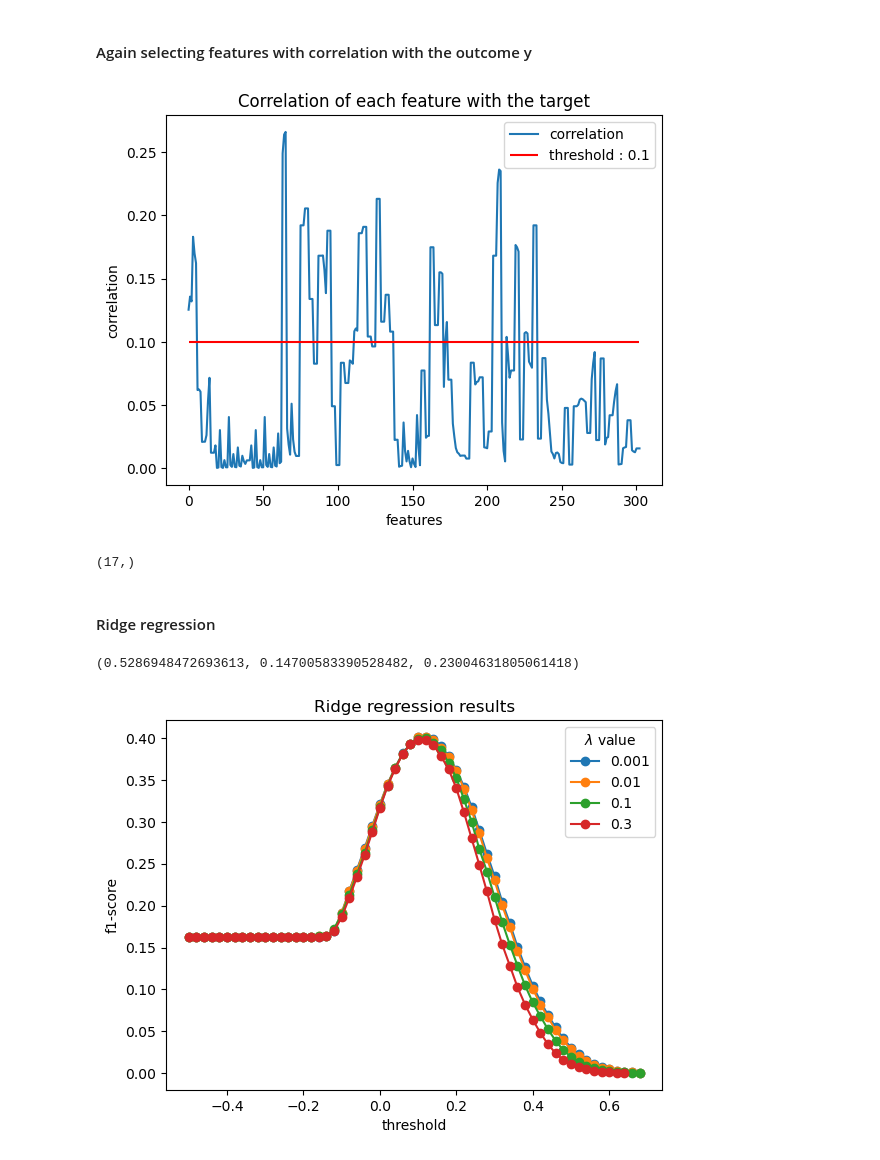
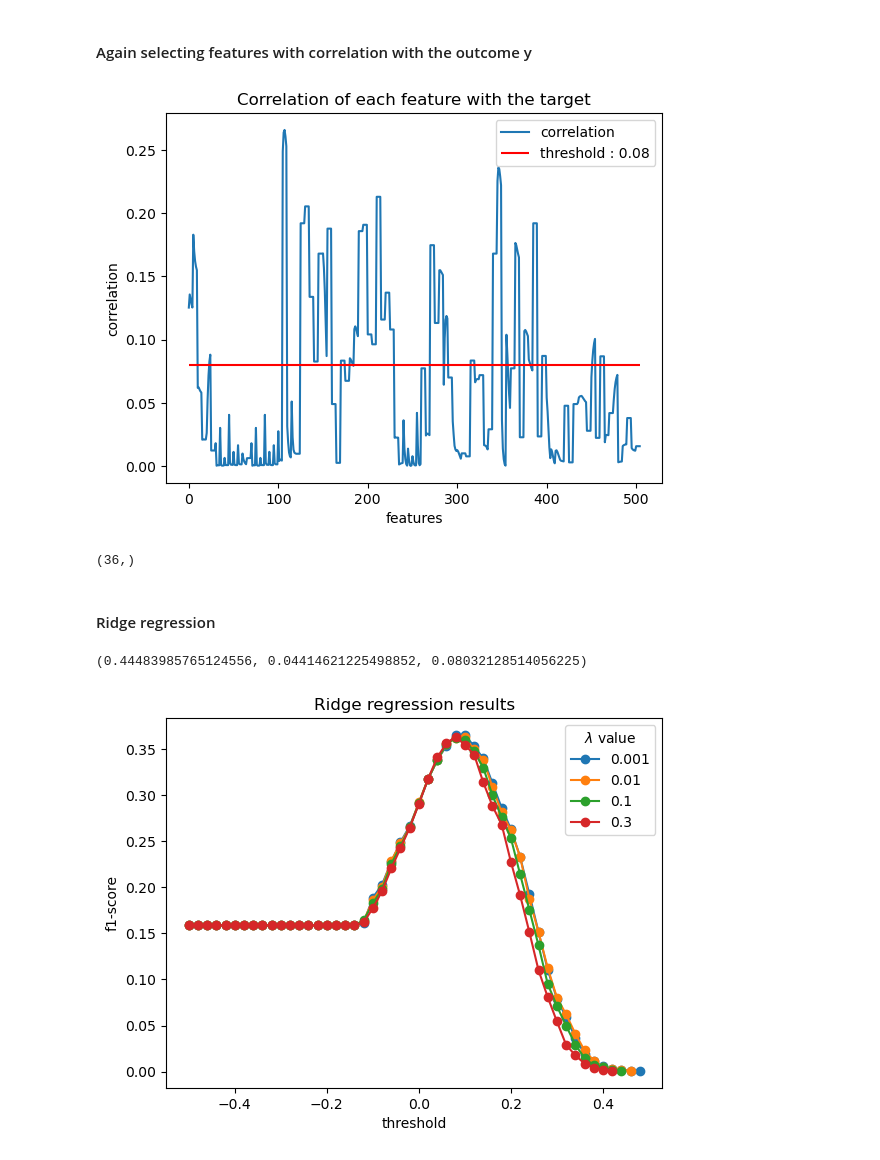
Before and after one commit to epfml/ml-project-1-whai, a Jupyter notebook: run_ipynb.ipynb, the cells around one changed output. Saved outputs shown, nothing was run; the diff lists cells and outputs as text; code cells hidden in the pictures.

```diff
--- a/run_ipynb.ipynb
+++ b/run_ipynb.ipynb
@@ -89,9 +89,11 @@ X_test=x_test_clean[:,interesting_features_indexes]
 # %% [markdown]
 #### Build polynomial expension and interaction features
 # %%
-X_train_poly,features_names=build_poly_expansion_with_interaction_features(X_train,features_names=interesting_features,max_degree=3)
-X_val_poly,_=build_poly_expansion_with_interaction_features(X_validation,features_names=interesting_features,max_degree=3)
-X_test_poly,_=build_poly_expansion_with_interaction_features(X_test,features_names=interesting_features,max_degree=3)
+max_degree=5
+
+X_train_poly,features_names=build_poly_expansion_with_interaction_features(X_train,features_names=interesting_features,max_degree=max_degree)
+X_val_poly,_=build_poly_expansion_with_interaction_features(X_validation,features_names=interesting_features,max_degree=max_degree)
+X_test_poly,_=build_poly_expansion_with_interaction_features(X_test,features_names=interesting_features,max_degree=max_degree)
 # %%
 X_train_poly, train_mean_poly, train_std_poly=scale_data(X_train_poly,is_train_data=True)
 X_val_poly, _, _=scale_data(X_val_poly,is_train_data=False,train_mean=train_mean_poly,train_std=train_std_poly)
@@ -105,6 +106,6 @@ X_test_poly,_,_=scale_data(X_test_poly,is_train_data=False,train_mean=train_mean
 correlations = np.corrcoef(np.hstack([X_train_poly, y_tr_clean.reshape(-1,1)]), rowvar=False)[:, X_train_poly.shape[1]][:-1]
 # %%
-threshold = 0.10
+threshold = 0.08
 plt.plot(np.abs(correlations))
 plt.hlines(y=threshold, xmin=0, xmax=len(correlations) - 1, color='r')
 plt.xlabel('features')
@@ -113,10 +114,10 @@ plt.title('Correlation of each feature with the target')
 plt.legend(['correlation', f"threshold : {threshold}"])
 plt.show()
 # %% [output]
-[figure, old version]
+[figure, new version]
 # %%
 high_corr_indexes = np.where(correlations > threshold)[0]
 # %%
 high_corr_indexes.shape
 # %% [output]
-(17,)
+(36,)
@@ -125,19 +124,21 @@ high_corr_indexes
+# %%
+X_train_corr = X_train_poly[:, high_corr_indexes]
+X_val_corr = X_val_poly[:, high_corr_indexes]
 # %% [markdown]
 #### Ridge regression
 # %%
-w_opt,loss=ridge_regression(y_tr_clean,X_train_poly,lambda_=0.01)
-print(compute_scores_linear_model(X_train_poly,w_opt,y=y_tr_clean,threshold=0.3,apply_sigmoid=False))
+w_opt,loss=ridge_regression(y_tr_clean,X_train_corr,lambda_=0.01)
+print(compute_scores_linear_model(X_val_corr,w_opt,y=y_val_clean,threshold=0.3,apply_sigmoid=False))
 thr_l=np.arange(-0.5,0.7,0.02)
 for lambda_ in [0.001,0.01,0.1,0.3]:
-    w_opt, loss =ridge_regression(y_tr_clean,X_train_poly,lambda_=lambda_)
-
-    f1_scores=[compute_scores_linear_model(X_train_poly,w_opt,y_tr_clean,threshold=t,apply_sigmoid=False)[2] for t in thr_l]
+    w_opt, loss =ridge_regression(y_tr_clean,X_train_corr,lambda_=lambda_)
+    f1_scores=[compute_scores_linear_model(X_val_corr,w_opt,y_val_clean,threshold=t,apply_sigmoid=False)[2] for t in thr_l]
     plt.plot(thr_l,f1_scores,marker='o',label=str(lambda_))
     plt.xlabel("threshold")
     plt.ylabel("f1-score")
 plt.legend(title="$\\lambda$ value")
 plt.title("Ridge regression results")
 plt.show()
 # %% [output]
-(0.5286948472693613, 0.14700583390528482, 0.23004631805061418)
+(0.44483985765124556, 0.04414621225498852, 0.08032128514056225)
-[figure, old version]
+[figure, new version]
```
Also changed, not shown: parts of 6 cells of this notebook, 1 other file.
